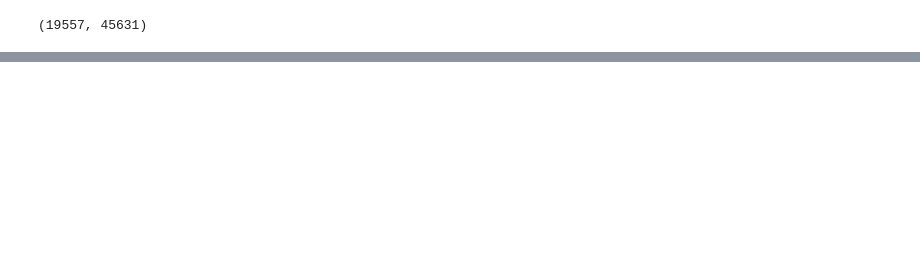
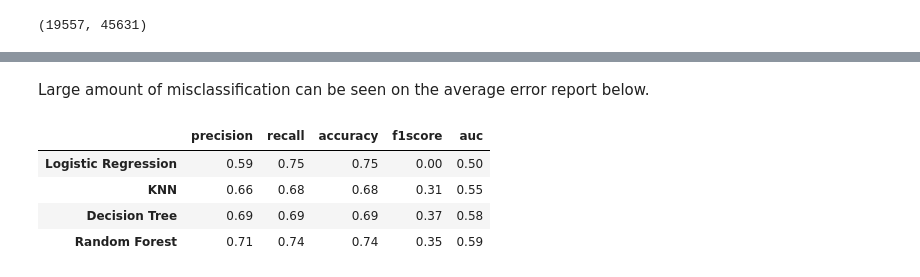
Before and after one commit to mimuruth-msft/Genetic_Sequence_Analysis_Using_Deep_Neural_Networks, a Jupyter notebook: Genetic_Sequence_Analysis_Using_Deep_Neural_Networks.ipynb, the cells around one changed output, grey strips where cells are left out. Cells and saved outputs as stored; diff of their text form; code cells hidden in the pictures; blank space fills up the shorter version.

```diff
--- a/Genetic_Sequence_Analysis_Using_Deep_Neural_Networks.ipynb
+++ b/Genetic_Sequence_Analysis_Using_Deep_Neural_Networks.ipynb
@@ -282,8 +323,7 @@ df_unique_values
 # %%
 # Check which variables are binary
 
-variables_bin = list(df_unique_values[df_unique_values['Unique Values']
-                     == 2].index)
+variables_bin = list(df_unique_values[df_unique_values["Unique Values"] == 2].index)
 variables_bin
 # %% [output]
 ['Feature_type', 'BIOTYPE']
@@ -425,0 +611,19 @@ def train_evaluate(self):
+# %%
+rf = RF.set_params(n_estimators=100)
+
+y_pred_rf = rf.predict(X_test)
+precision_rf, recall_rf = (
+    round(float(x), 2) for x in list(score(y_test, y_pred_rf, average="weighted"))[:-2]
+)
+rf_stats = pd.Series(
+    {
+        "precision": precision_rf,
+        "recall": recall_rf,
+        "accuracy": round(accuracy_score(y_test, y_pred_rf), 2),
+        "f1score": round(f1_score(y_test, y_pred_rf), 2),
+        "auc": round(roc_auc_score(y_test, y_pred_rf), 2),
+    },
+    name="Random Forest",
+)
+# Report outcomes
+pd.DataFrame(classification_report(y_test, y_pred_rf, output_dict=True)).iloc[:3, :2]
@@ -425,0 +696,10 @@ def train_evaluate(self):
+# %% [markdown]
+Large amount of misclassification can be seen on the average error report below.
+# %%
+metrics.append([lr_stats, knn_stats, dt_stats, rf_stats])
+# %% [output]
+|  | precision | recall | accuracy | f1score | auc |
+| Logistic Regression | 0.59 | 0.75 | 0.75 | 0.00 | 0.50 |
+| KNN | 0.66 | 0.68 | 0.68 | 0.31 | 0.55 |
+| Decision Tree | 0.69 | 0.69 | 0.69 | 0.37 | 0.58 |
+| Random Forest | 0.71 | 0.74 | 0.74 | 0.35 | 0.59 |
```
Also changed, not shown: parts of 41 cells of this notebook.
